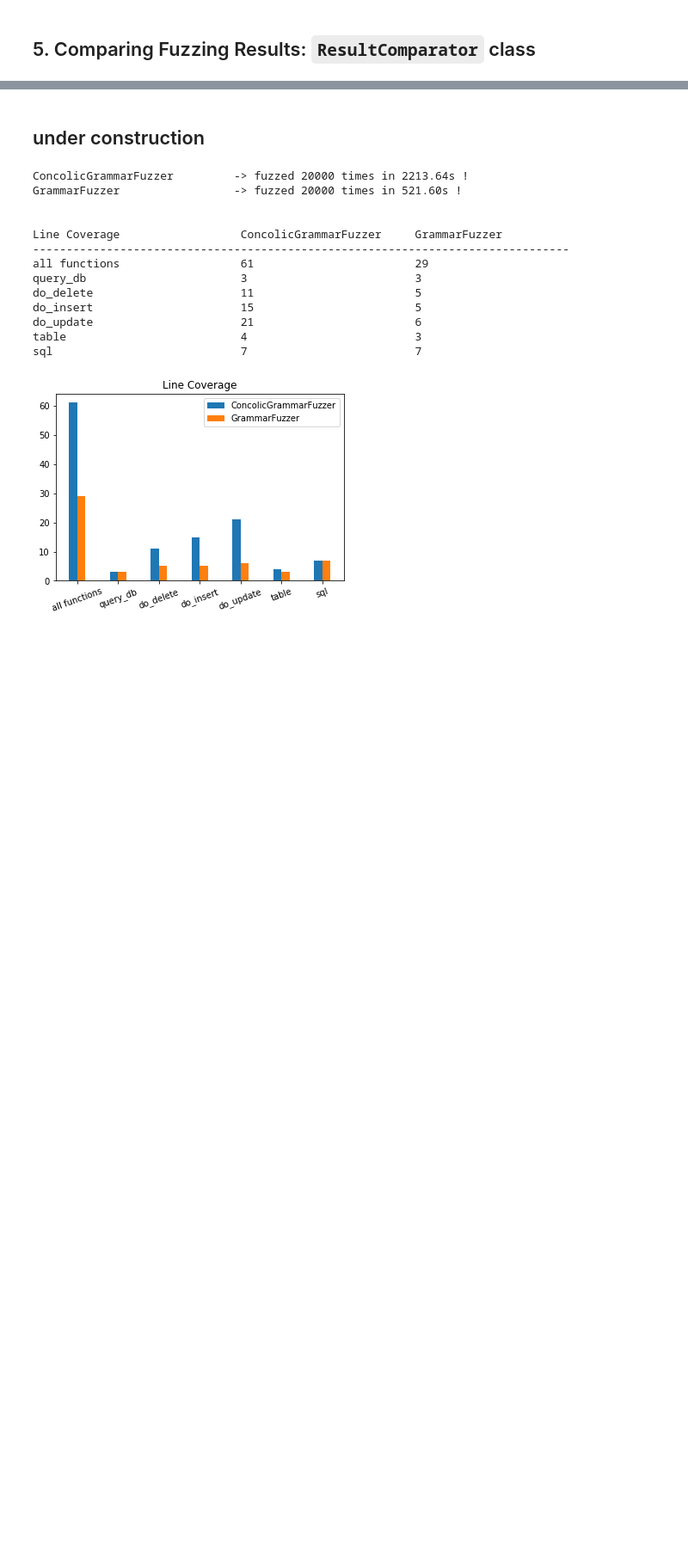
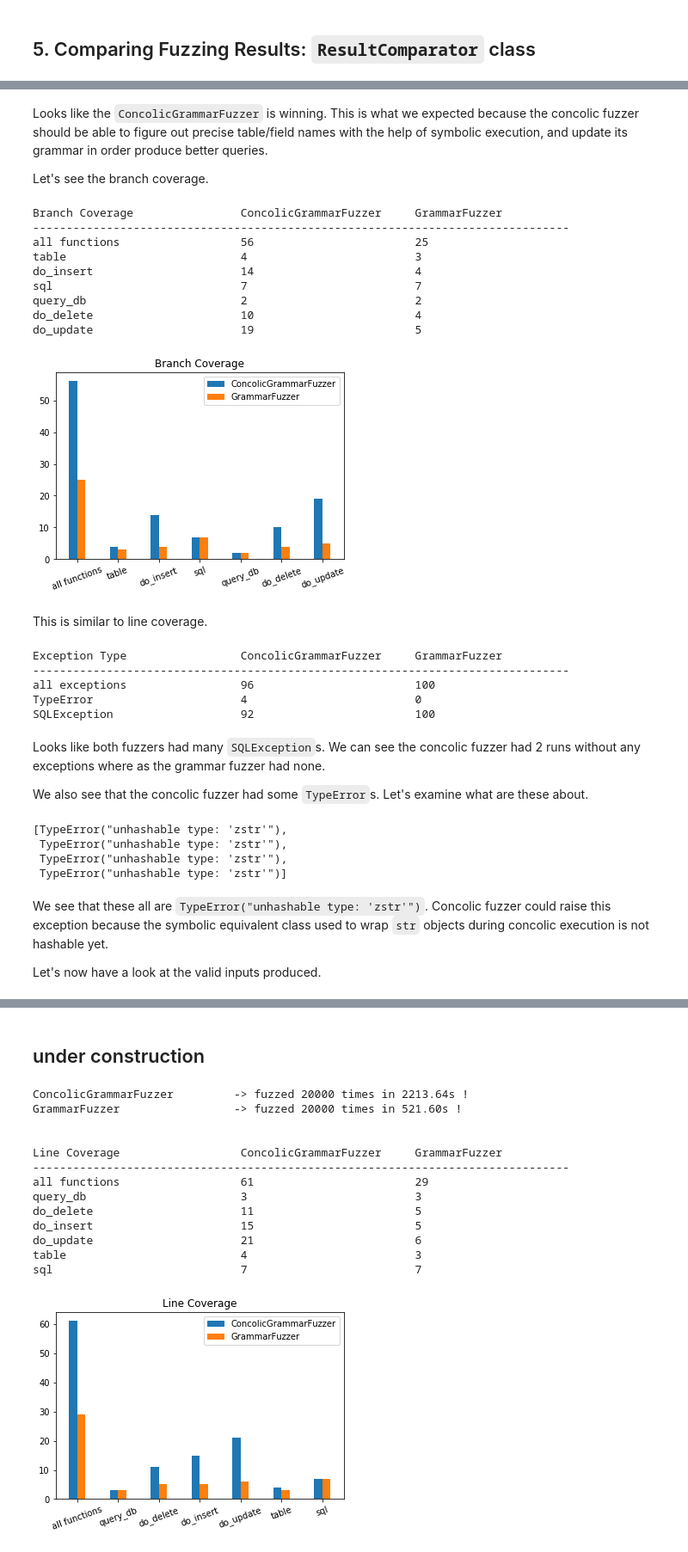
Before and after one commit to morellic/fuzzingbook, a Jupyter notebook: notebooks/Evaluation_ConcolicGrammarFuzzer.ipynb, the cells around one changed output, grey strips where cells are left out. Shown at 86% size. Drawn from its saved outputs; the diff is of its cells as text; code cells hidden in the pictures; blank space fills up the shorter version.

```diff
--- a/notebooks/Evaluation_ConcolicGrammarFuzzer.ipynb
+++ b/notebooks/Evaluation_ConcolicGrammarFuzzer.ipynb
@@ -534,0 +583,42 @@ class ResultComparator:
+# %% [markdown]
+Looks like the `ConcolicGrammarFuzzer` is winning. This is what we expected because the concolic fuzzer should be able to figure out precise table/field names with the help of symbolic execution, and update its grammar in order produce better queries.
+
+Let's see the branch coverage.
+# %%
+result_comparator.compare_branch_coverage()
+# %% [output]
+Branch Coverage                ConcolicGrammarFuzzer     GrammarFuzzer
+--------------------------------------------------------------------------------
+all functions                  56                        25
+table                          4                         3
+do_insert                      14                        4
+sql                            7                         7
+query_db                       2                         2
+do_delete                      10                        4
+do_update                      19                        5
+[figure, added]
+# %% [markdown]
+This is similar to line coverage.
+# %%
+result_comparator.compare_exceptions()
+# %% [output]
+Exception Type                 ConcolicGrammarFuzzer     GrammarFuzzer
+--------------------------------------------------------------------------------
+all exceptions                 96                        100
+TypeError                      4                         0
+SQLException                   92                        100
+# %% [markdown]
+Looks like both fuzzers had many `SQLException`s. We can see the concolic fuzzer had 2 runs without any exceptions where as the grammar fuzzer had none.
+
+We also see that the concolic fuzzer had some `TypeError`s. Let's examine what are these about.
+# %%
+result1.exceptions_dict['TypeError']
+# %% [output]
+[TypeError("unhashable type: 'zstr'"),
+ TypeError("unhashable type: 'zstr'"),
+ TypeError("unhashable type: 'zstr'"),
+ TypeError("unhashable type: 'zstr'")]
+# %% [markdown]
+We see that these all are `TypeError("unhashable type: 'zstr'")`. Concolic fuzzer could raise this exception because the symbolic equivalent class used to wrap `str` objects during concolic execution is not hashable yet.
+
+Let's now have a look at the valid inputs produced.
```
Also changed, not shown: parts of 39 cells of this notebook.
